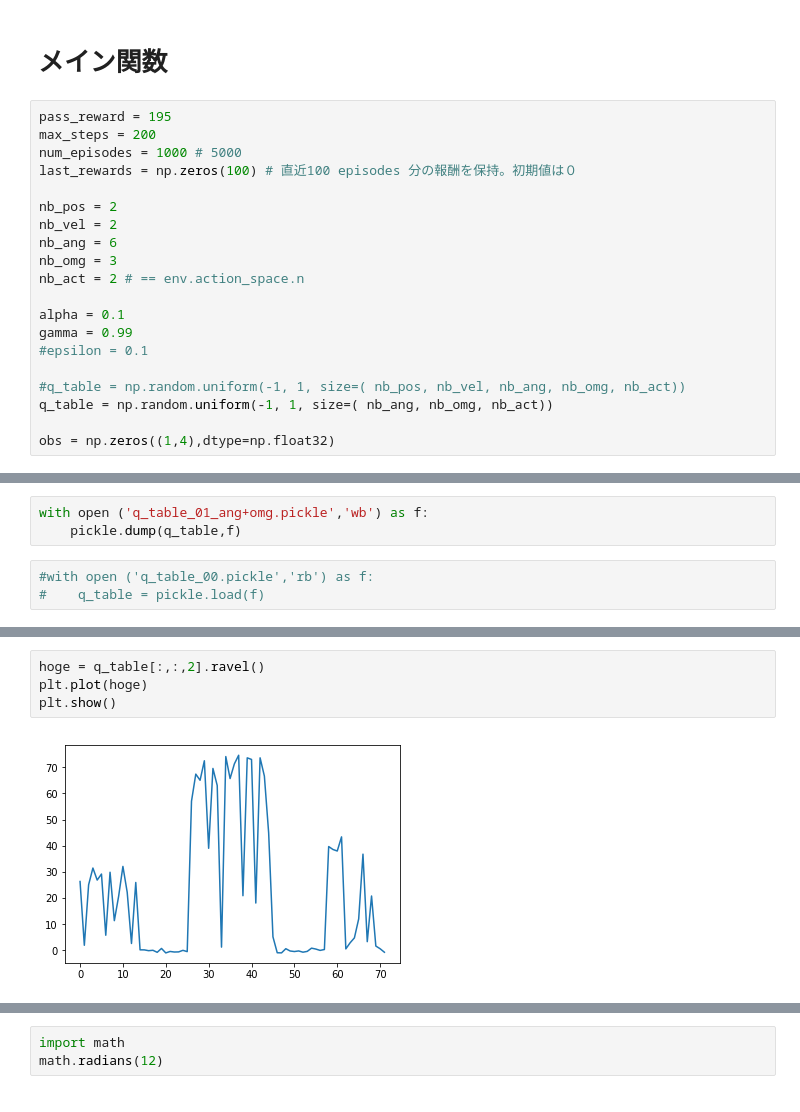
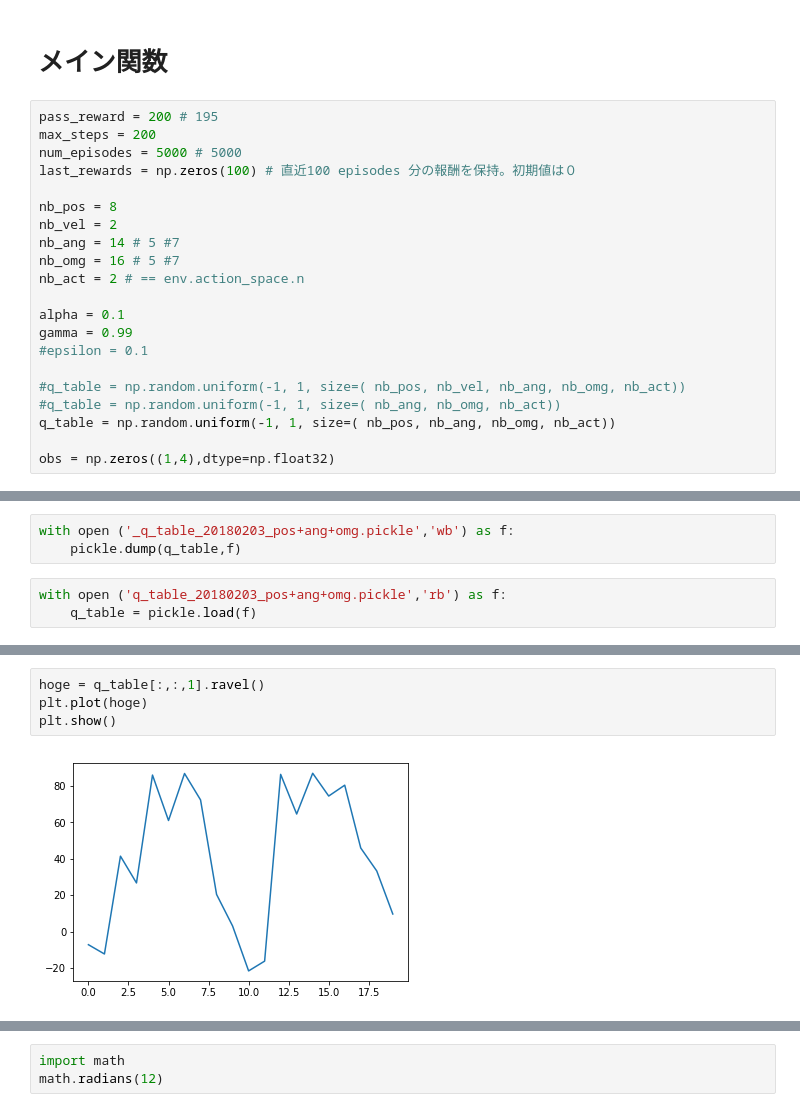
Before and after one commit to t2240013/hello-world, a Jupyter notebook: CartPole.ipynb, the cells around one changed output, grey strips where cells are left out. Cells and saved outputs as stored; diff of their text form.

```diff
--- a/CartPole.ipynb
+++ b/CartPole.ipynb
@@ -78,15 +117,15 @@ def get_explore( last_rewards_mean ):
 # %% [markdown]
 # メイン関数
 # %%
-pass_reward = 195
+pass_reward = 200 # 195
 max_steps = 200
-num_episodes = 1000 # 5000
+num_episodes = 5000 # 5000
 last_rewards = np.zeros(100) # 直近100 episodes 分の報酬を保持。初期値は０
 
-nb_pos = 2
+nb_pos = 8
 nb_vel = 2
-nb_ang = 6
-nb_omg = 3
+nb_ang = 14 # 5 #7
+nb_omg = 16 # 5 #7
 nb_act = 2 # == env.action_space.n
 
 alpha = 0.1
@@ -94,6 +133,7 @@ gamma = 0.99
 #epsilon = 0.1
 
 #q_table = np.random.uniform(-1, 1, size=( nb_pos, nb_vel, nb_ang, nb_omg, nb_act))
-q_table = np.random.uniform(-1, 1, size=( nb_ang, nb_omg, nb_act))
+#q_table = np.random.uniform(-1, 1, size=( nb_ang, nb_omg, nb_act))
+q_table = np.random.uniform(-1, 1, size=( nb_pos, nb_ang, nb_omg, nb_act))
 
 obs = np.zeros((1,4),dtype=np.float32)
@@ -202,9 +243,9 @@ array(3)
 # %%
-with open ('q_table_01_ang+omg.pickle','wb') as f:
+with open ('_q_table_20180203_pos+ang+omg.pickle','wb') as f:
     pickle.dump(q_table,f)
 # %%
-#with open ('q_table_00.pickle','rb') as f:
-#    q_table = pickle.load(f)
+with open ('q_table_20180203_pos+ang+omg.pickle','rb') as f:
+    q_table = pickle.load(f)
 # %%
 # 0.22872254,  0.43993384,  0.08117017,  0.60080081],
 obs.std(axis=0)
@@ -213,7 +254,7 @@ array([ 0.25480729,  0.47655457,  0.05663547,  0.62731183], dtype=float32)
 # %%
-hoge = q_table[:,:,2].ravel()
+hoge = q_table[:,:,1].ravel()
 plt.plot(hoge)
 plt.show()
 # %% [output]
-[figure, old version]
+[figure, new version]
 # %%
```
Also changed, not shown: parts of 17 cells of this notebook, 1 other file.
